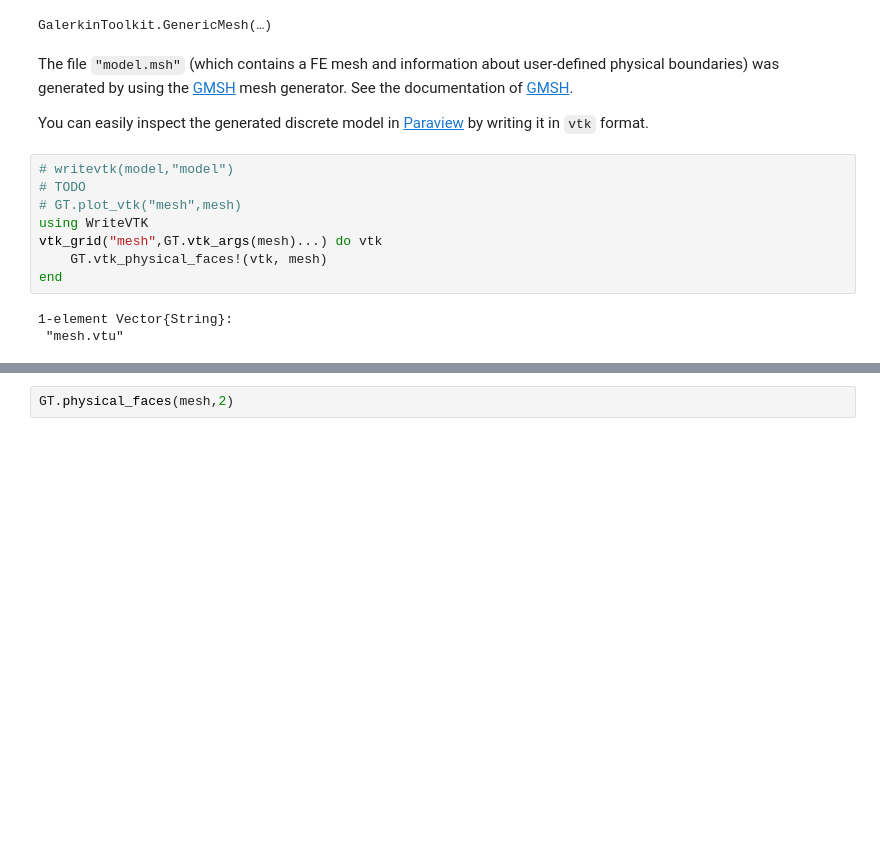
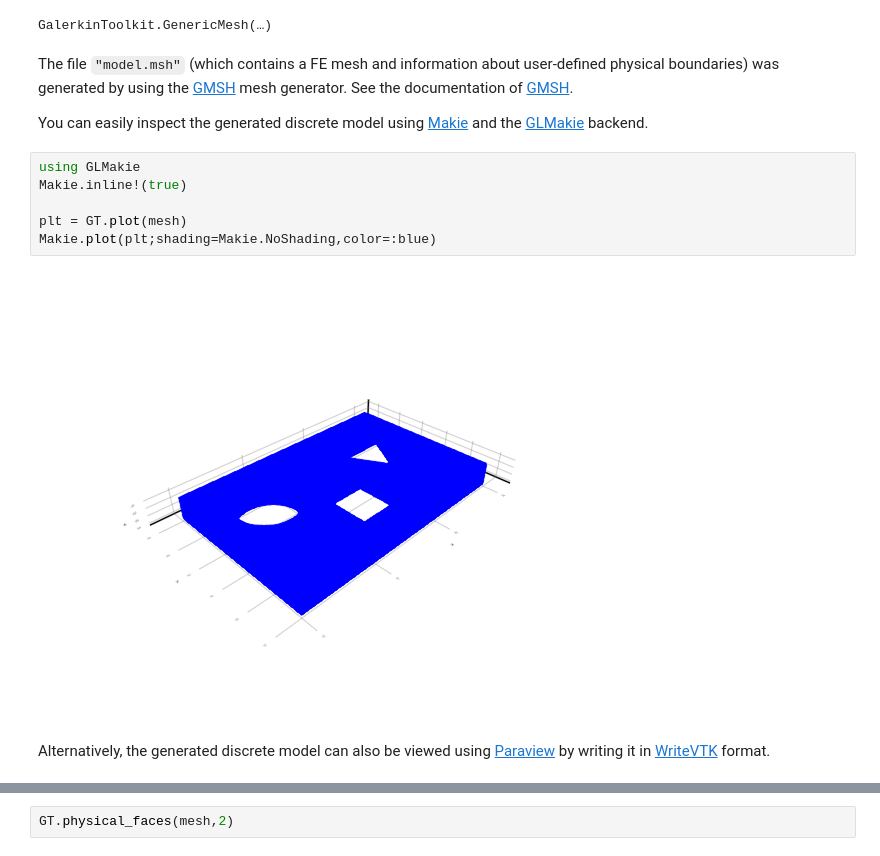
Before and after one commit to GalerkinToolkit/GalerkinToolkit.jl, a Jupyter notebook: notebooks/t001_poisson.ipynb, the cells around one changed output, grey strips where cells are left out. Cells and saved outputs as stored; diff of their text form; blank space fills up the shorter version.

Commit message:
Replace some vtk plots by makie plots

```diff
--- a/notebooks/t001_poisson.ipynb
+++ b/notebooks/t001_poisson.ipynb
@@ -84,15 +83,14 @@ GalerkinToolkit.GenericMesh(…)
 # %% [markdown]
 The file `"model.msh"` (which contains a FE mesh and information about user-defined physical boundaries) was generated by using the [GMSH](http://gmsh.info/) mesh generator. See the documentation of [GMSH](http://gmsh.info/#Documentation).
 
-You can easily inspect the generated discrete model in [Paraview](https://www.paraview.org/) by writing it in `vtk` format.
+You can easily inspect the generated discrete model using [Makie](https://docs.makie.org/) and the [GLMakie](https://docs.makie.org/stable/explanations/backends/glmakie#GLMakie) backend.
-# %%
-# writevtk(model,"model")
-# TODO
-# GT.plot_vtk("mesh",mesh)
-using WriteVTK
-vtk_grid("mesh",GT.vtk_args(mesh)...) do vtk
-    GT.vtk_physical_faces!(vtk, mesh)
-end
-# %% [output]
-1-element Vector{String}:
- "mesh.vtu"
+# %%
+using GLMakie
+Makie.inline!(true)
+
+plt = GT.plot(mesh)
+Makie.plot(plt;shading=Makie.NoShading,color=:blue)
+# %% [output]
+[figure, added]
+# %% [markdown]
+Alternatively, the generated discrete model can also be viewed using [Paraview](https://www.paraview.org/) by writing it in [WriteVTK](https://github.com/JuliaVTK/WriteVTK.jl) format.
```
Also changed, not shown: parts of 13 cells of this notebook.
